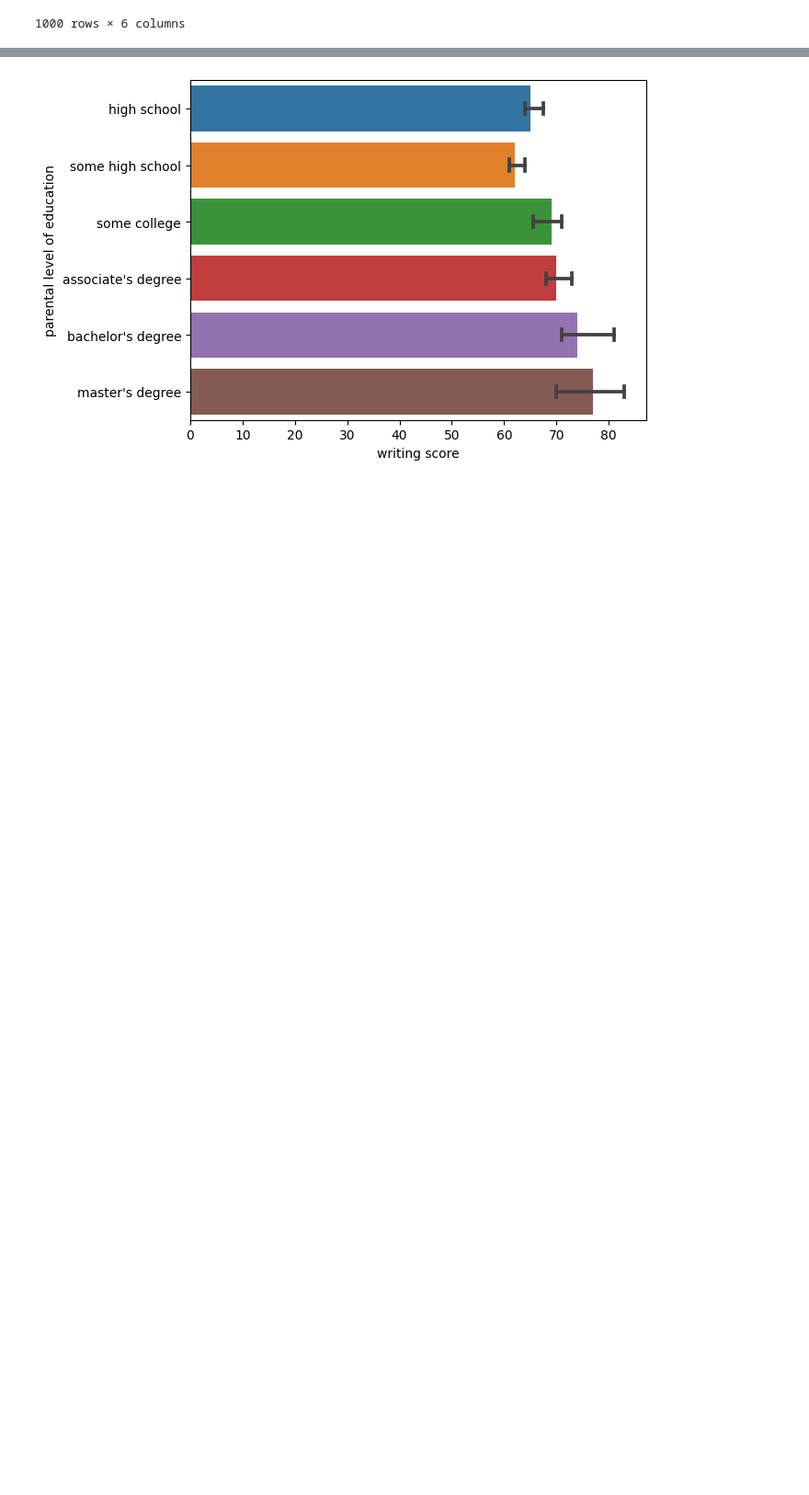
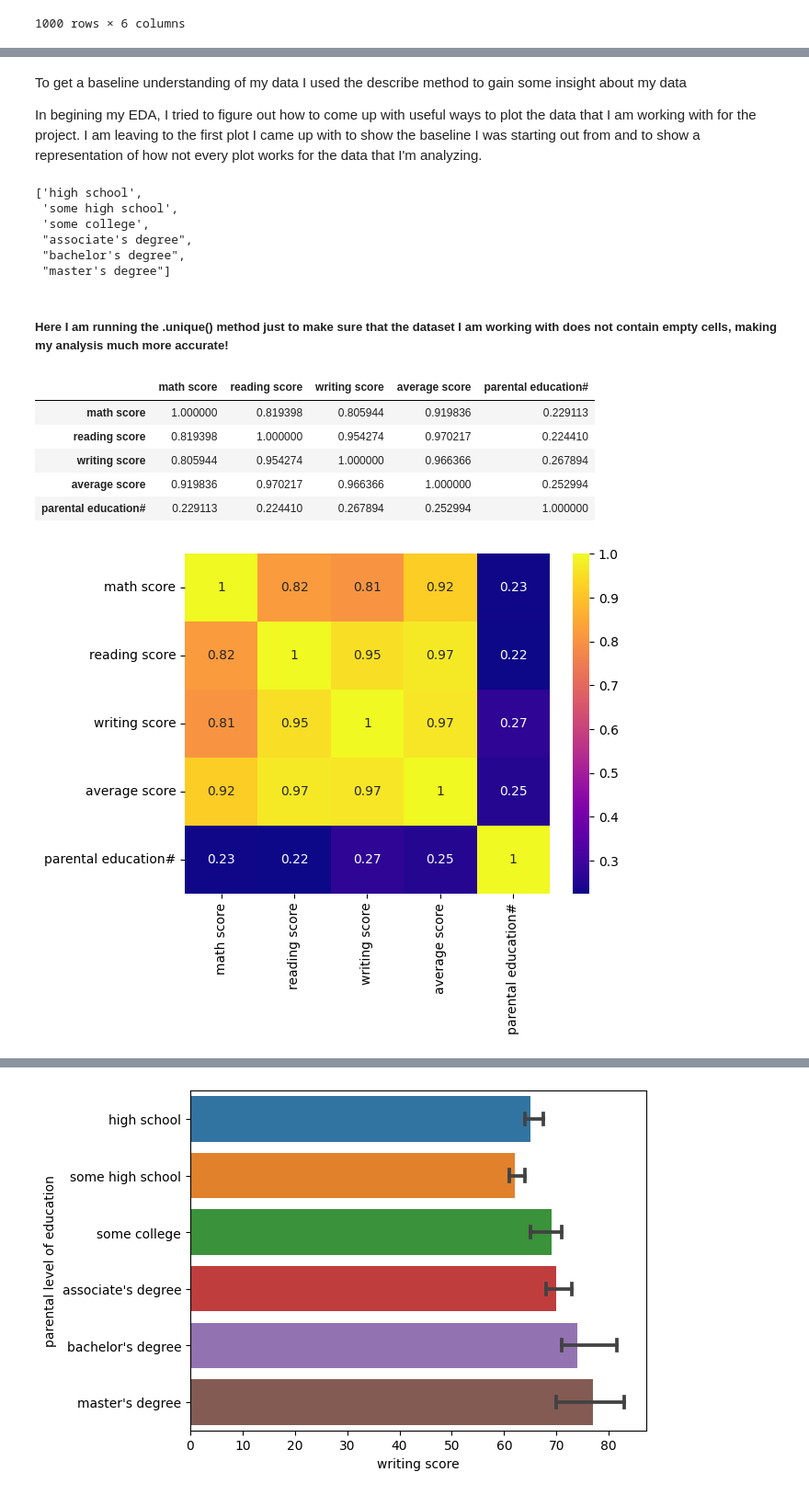
Before and after one commit to ubco-W2022T1-cosc301/project-group01, a Jupyter notebook: notebooks/analysis1.ipynb, the cells around one changed output, grey strips where cells are left out. Shown at 92% size. Cells and saved outputs as stored; diff of their text form; code cells hidden in the pictures; blank space fills up the shorter version.

```diff
--- a/notebooks/analysis1.ipynb
+++ b/notebooks/analysis1.ipynb
@@ -99,0 +88,28 @@ df.corr()
+# %% [markdown]
+To get a baseline understanding of my data I used the describe method to gain some insight about my data
+
+In begining my EDA, I tried to figure out how to come up with useful ways to plot the data that I am working with for the project. I am leaving to the first plot I came up with to show the baseline I was starting out from and to show a representation of how not every plot works for the data that I'm analyzing.
+# %%
+list(df['parental level of education'].unique())
+# %% [output]
+['high school',
+ 'some high school',
+ 'some college',
+ "associate's degree",
+ "bachelor's degree",
+ "master's degree"]
+# %% [markdown]
+##### Here I am running the .unique() method just to make sure that the dataset I am working with does not contain empty cells, making my analysis much more accurate!
+# %%
+df1 = df
+df1 = df1.drop(columns=['parental level of education'])
+sns.heatmap(df1.corr(), annot=True, cmap='plasma')
+df1.corr()
+# %% [output]
+|  | math score | reading score | writing score | average score | parental education# |
+| math score | 1.000000 | 0.819398 | 0.805944 | 0.919836 | 0.229113 |
+| reading score | 0.819398 | 1.000000 | 0.954274 | 0.970217 | 0.224410 |
+| writing score | 0.805944 | 0.954274 | 1.000000 | 0.966366 | 0.267894 |
+| average score | 0.919836 | 0.970217 | 0.966366 | 1.000000 | 0.252994 |
+| parental education# | 0.229113 | 0.224410 | 0.267894 | 0.252994 | 1.000000 |
+[figure, added]
```
Also changed, not shown: parts of 11 cells of this notebook.
